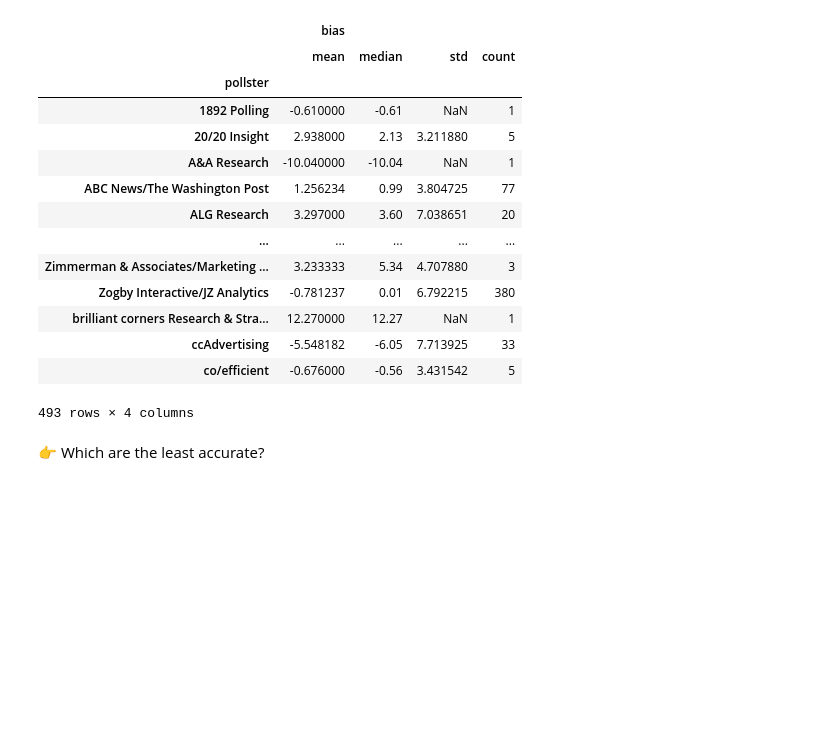
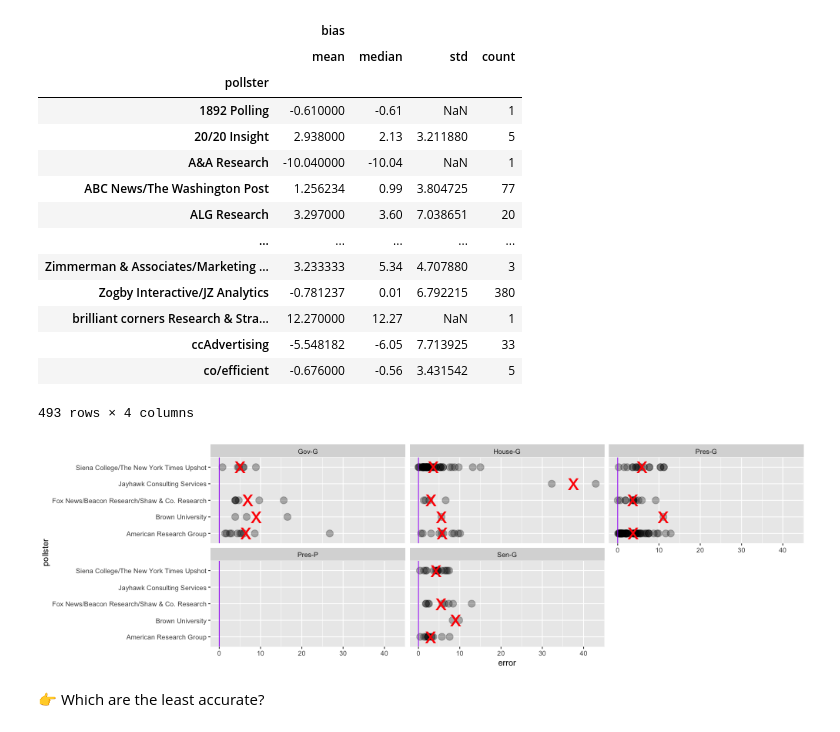
Before and after one commit to data4news-students/polling-exploration-ahan-and-kelly, a Jupyter notebook: notebook-3.ipynb, the cells around one changed output. Drawn from its saved outputs; the diff is of its cells as text; code cells hidden in the pictures; blank space fills up the shorter version.

```diff
--- a/notebook-3.ipynb
+++ b/notebook-3.ipynb
@@ -355,6 +355,35 @@ df.groupby("pollster").agg({"bias": ["mean", "median", "std", "count"]})
 | ccAdvertising | -5.548182 | -6.05 | 7.713925 | 33 |
 | co/efficient | -0.676000 | -0.56 | 3.431542 | 5 |
 493 rows × 4 columns
+# %%
+%%R -w 1000 -h 300
+# taking from what we looked at in class
+# the idea is to create a methodlogy and explain it
+
+# SAME THING IN R
+pollsters_i_want <- c('Siena College/The New York Times Upshot',
+                      'Jayhawk Consulting Services',
+                      'Brown University',
+                      'Fox News/Beacon Research/Shaw & Co. Research',
+                      'American Research Group')
+
+# Filter to just these pollsters
+# Mutate to create a new variable (error = absolute value of bias)
+pollster_df <- df %>%
+    filter(pollster %in% pollsters_i_want) %>%
+    mutate(error = abs(bias))
+
+# plot (remember, this is excluding year, that's a methodological choice...
+#       and maybe not a great one)
+ggplot(pollster_df) +
+    aes(x=error, y=pollster) +
+    geom_point(size=4, alpha=.3) +
+    stat_summary(fun.y=mean, geom="point", shape='x',
+                 size=10, color="red", alpha=1) +
+    geom_vline(aes(xintercept=0), color="purple") +
+    facet_wrap(~type_simple)
+# %% [output]
+[figure, added]
 # %% [markdown]
 👉 Which are the least accurate?
 # %% [markdown]
```
Also changed, not shown: parts of 6 cells of this notebook.
